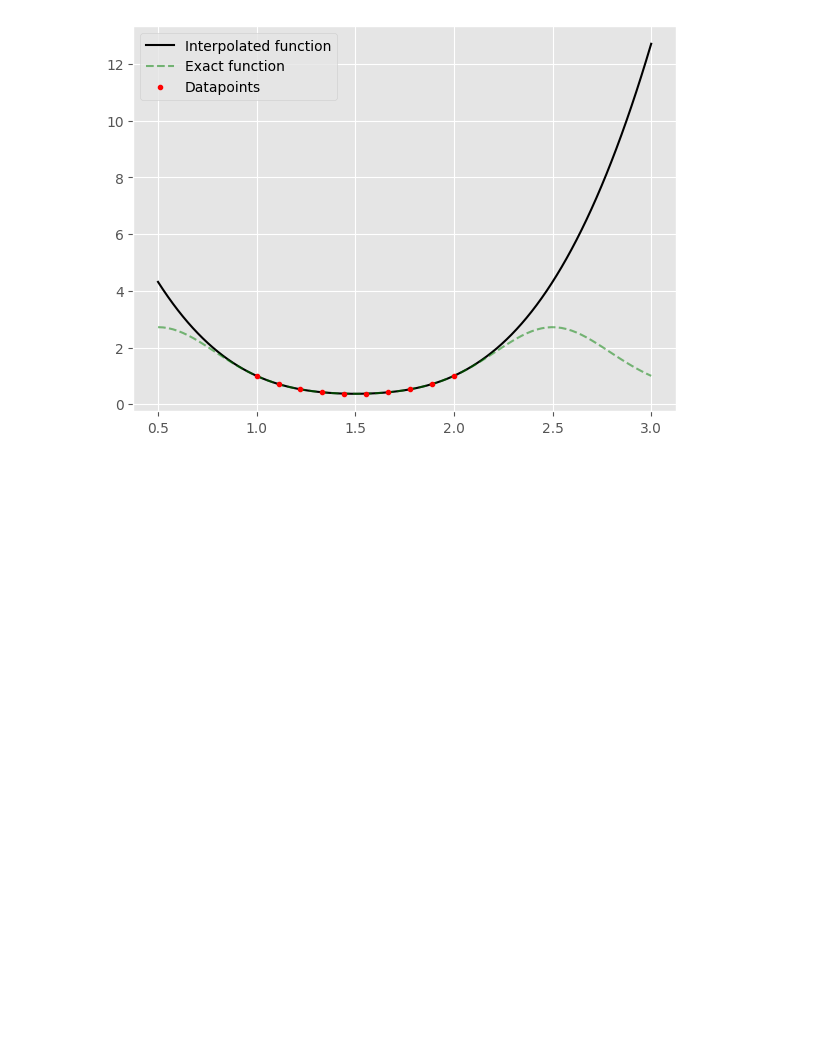
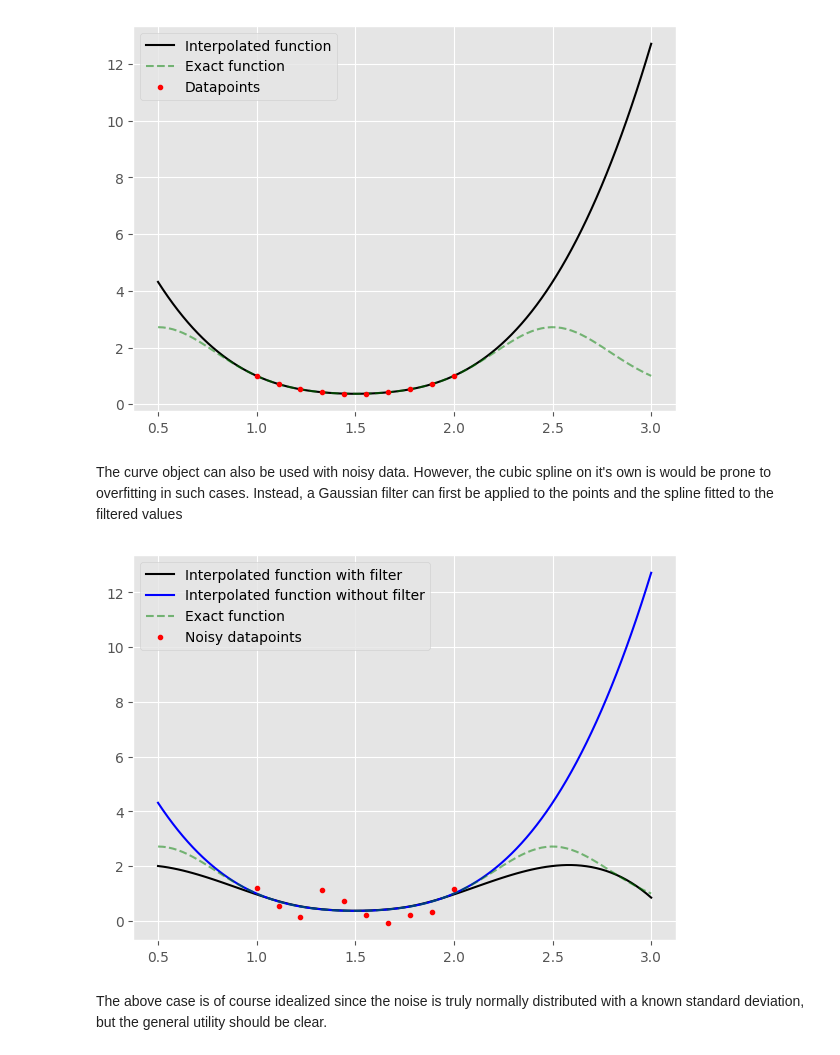
Before and after one commit to krantamaki/quantform, a Jupyter notebook: examples/pylib/02_curve_example.ipynb, the cells around one changed output. Cells and saved outputs as stored; diff of their text form; code cells hidden in the pictures; blank space fills up the shorter version.

```diff
--- a/examples/pylib/02_curve_example.ipynb
+++ b/examples/pylib/02_curve_example.ipynb
@@ -73,9 +72,6 @@ plt.show()
 # %% [markdown]
 Alternatively, the plot method can be used
 # %%
-xx       = np.linspace(0.5, 3, 100)
-yy_exact = func(xx)
-
 fig = plt.figure(figsize=(7, 5))
 
 fig = curve.plot(100, (0.5, 3.), fig=fig, fmt='k-', label="Interpolated function")
@@ -86,3 +82,23 @@ plt.legend()
 plt.show()
 # %% [output]
 [figure]
+# %% [markdown]
+The curve object can also be used with noisy data. However, the cubic spline on it's own is would be prone to overfitting in such cases. Instead, a Gaussian filter can first be applied to the points and the spline fitted to the filtered values
+# %%
+y_noisy = y + np.random.normal(0, 0.5, 10)
+
+curve_filtered = GenericCurve(x, y, apply_gaussian_filter=True, gaussian_filter_sd=0.5)
+
+fig = plt.figure(figsize=(7, 5))
+
+fig = curve_filtered.plot(100, (0.5, 3.), fig=fig, fmt='k-', label="Interpolated function with filter")
+fig = curve.plot(100, (0.5, 3.), fig=fig, fmt='b-', label="Interpolated function without filter")
+plt.plot(xx, yy_exact, 'g--', alpha=0.5, label="Exact function")
+plt.plot(x, y_noisy, 'r.', label="Noisy datapoints")
+
+plt.legend()
+plt.show()
+# %% [output]
+[figure, added]
+# %% [markdown]
+The above case is of course idealized since the noise is truly normally distributed with a known standard deviation, but the general utility should be clear.
```
Also changed, not shown: parts of 1 cell of this notebook.
